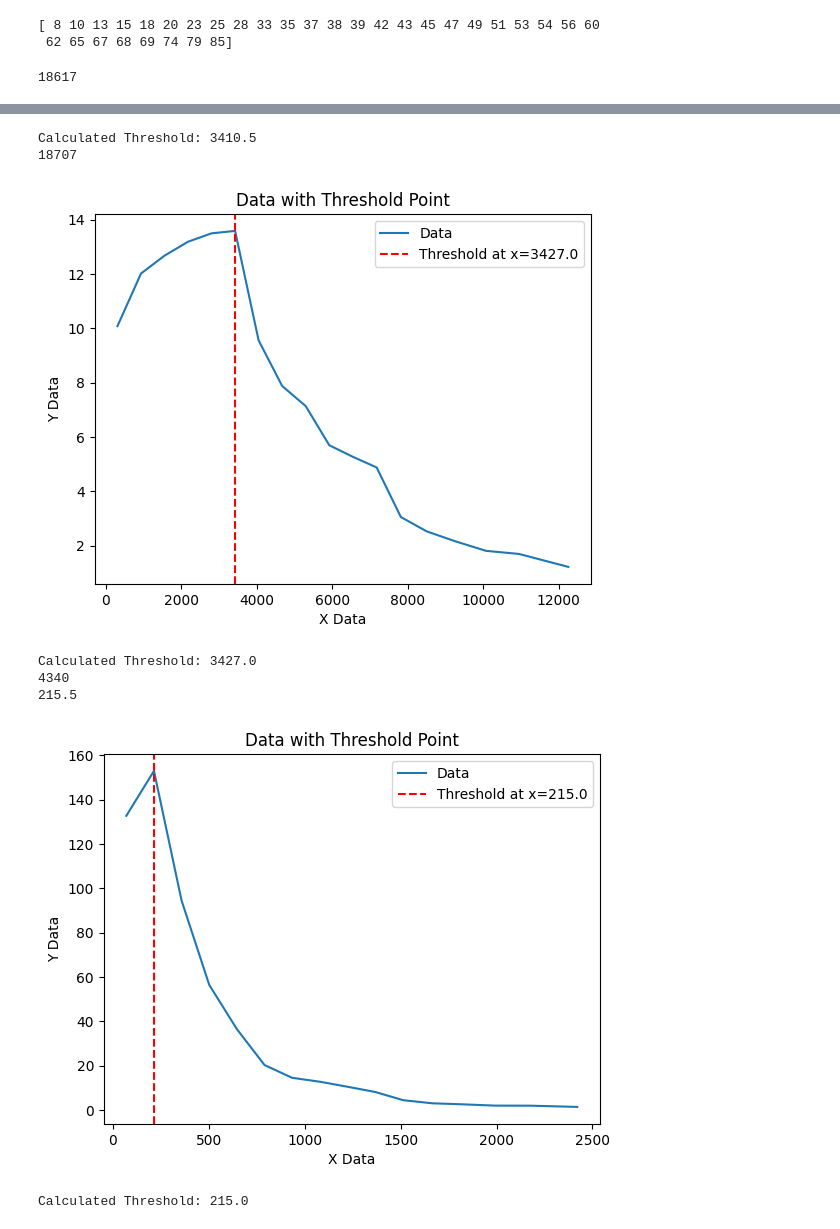
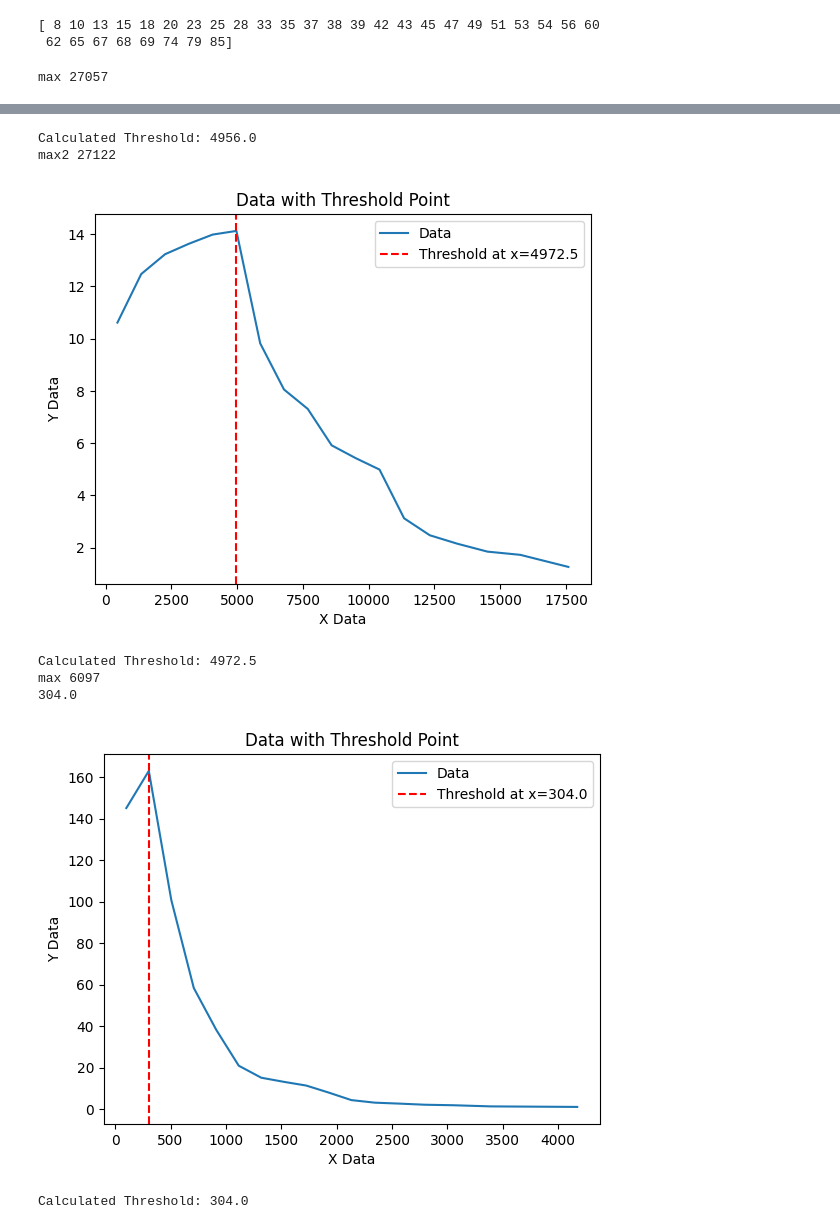
Before and after one commit to maher1719/patterns-in-prime-number, a Jupyter notebook: primes_threshold.ipynb, the cells around one changed output, grey strips where cells are left out. Cells and saved outputs as stored; diff of their text form; code cells hidden in the pictures.

Commit message:
threshld succufuly calculated

```diff
--- a/primes_threshold.ipynb
+++ b/primes_threshold.ipynb
@@ -5,7 +5,7 @@ import plotly.graph_objects as go
 import pandas as pd
 
 # Read the CSV file
-datatxt_all = pd.read_csv('primes_data60000.txt')
+datatxt_all = pd.read_csv('primes_data120000.txt')
 datatxt_all=datatxt_all#[datatxt_all["Number"] % 6 == 0]
 
 # Count occurrences of each number in the relevant columns
@@ -92,8 +92,8 @@ def fit_and_plot_with_constraints(data, threshold, title):
     print(f"Reciprocal Log Fit (After Threshold): c = {popt_after[0]}, d = {popt_after[1]}")
 
 # Example application
-fit_and_plot_with_constraints(number_counts_primes_plus_one, threshold=2600, title="Log and Reciprocal Log Fit for Primes +1")
-fit_and_plot_with_constraints(number_counts_primes_minus_one, threshold=2600, title="Log and Reciprocal Log Fit for Primes -1")
-fit_and_plot_with_constraints(number_counts_primes_twins, threshold=180, title="Log and Reciprocal Log Fit for Twins")
+fit_and_plot_with_constraints(number_counts_primes_plus_one, threshold=4956, title="Log and Reciprocal Log Fit for Primes +1")
+fit_and_plot_with_constraints(number_counts_primes_minus_one, threshold=4956, title="Log and Reciprocal Log Fit for Primes -1")
+fit_and_plot_with_constraints(number_counts_primes_twins, threshold=304, title="Log and Reciprocal Log Fit for Twins")
 # %% [output]
 Fitted Parameters for Log and Reciprocal Log Fit for Primes +1:
@@ -232,6 +232,7 @@ print(inflection_points)
 # %%
 import numpy as np
 import matplotlib.pyplot as plt
+import pandas as pd
 
 def smooth_data(x_data, y_data, group_size=100):
     """
@@ -282,8 +283,8 @@ def plot_data_with_threshold(x_data, y_data, threshold):
     plt.show()
 
 # Example data (replace with your actual data)
-datatxt_all = pd.read_csv('primes_data80000.txt')
-datatxt_all=datatxt_all#[datatxt_all["Number"] % 6 == 0]
+datatxt_all = pd.read_csv('primes_data120000.txt')
+datatxt_all=datatxt_all
 divid=30
 # Count occurrences of each number in the relevant columns
 number_counts_primes_plus_one = datatxt_all['Primes +1'].value_counts().sort_index()
@@ -292,7 +293,7 @@ number_counts_primes_twins = datatxt_all['Twins'].value_counts().sort_index()
 data=number_counts_primes_plus_one
 x_data = data.index.to_numpy()
 y_data = data.values
-print(x_data[-1])
+print("max",x_data[-1])
 group_size=x_data[-1]//divid
 # Step 1: Smooth the data by grouping into intervals of 50 points
 smoothed_x, smoothed_y = smooth_data(x_data, y_data, group_size=group_size)
@@ -307,7 +308,7 @@ print(f"Calculated Threshold: {threshold}")
 data=number_counts_primes_minus_one
 x_data = data.index.to_numpy()
 y_data = data.values
-print(x_data[-1])
+print("max2",x_data[-1])
 group_size=x_data[-1]//divid
 # Step 1: Smooth the data by grouping into intervals of 50 points
 smoothed_x, smoothed_y = smooth_data(x_data, y_data, group_size=group_size)
@@ -322,7 +323,7 @@ print(f"Calculated Threshold: {threshold}")
 data=number_counts_primes_twins
 x_data = data.index.to_numpy()
 y_data = data.values
-print(x_data[-1])
+print("max",x_data[-1])
 group_size=x_data[-1]//divid
 # Step 1: Smooth the data by grouping into intervals of 50 points
 smoothed_x, smoothed_y = smooth_data(x_data, y_data, group_size=group_size)
@@ -335,4 +336,4 @@ plot_data_with_threshold(smoothed_x, smoothed_y, np.floor(threshold))
 
 print(f"Calculated Threshold: {np.floor(threshold)}")
 # %% [output]
-18617
+max 27057
@@ -340,8 +341,8 @@ print(f"Calculated Threshold: {np.floor(threshold)}")
-Calculated Threshold: 3410.5
-18707
+Calculated Threshold: 4956.0
+max2 27122
-[figure, old version]
+[figure, new version]
-Calculated Threshold: 3427.0
-4340
-215.5
+Calculated Threshold: 4972.5
+max 6097
+304.0
-[figure, old version]
+[figure, new version]
-Calculated Threshold: 215.0
+Calculated Threshold: 304.0
```
Also changed, not shown: parts of 2 cells of this notebook.
